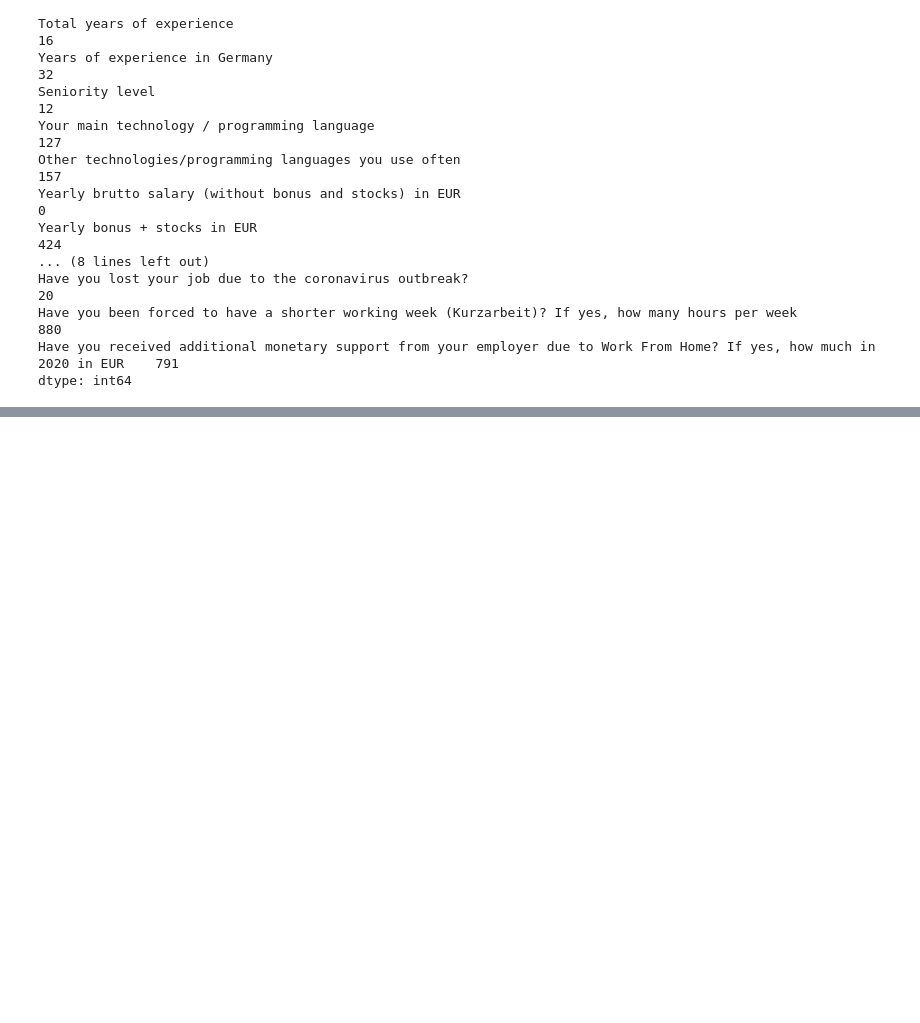
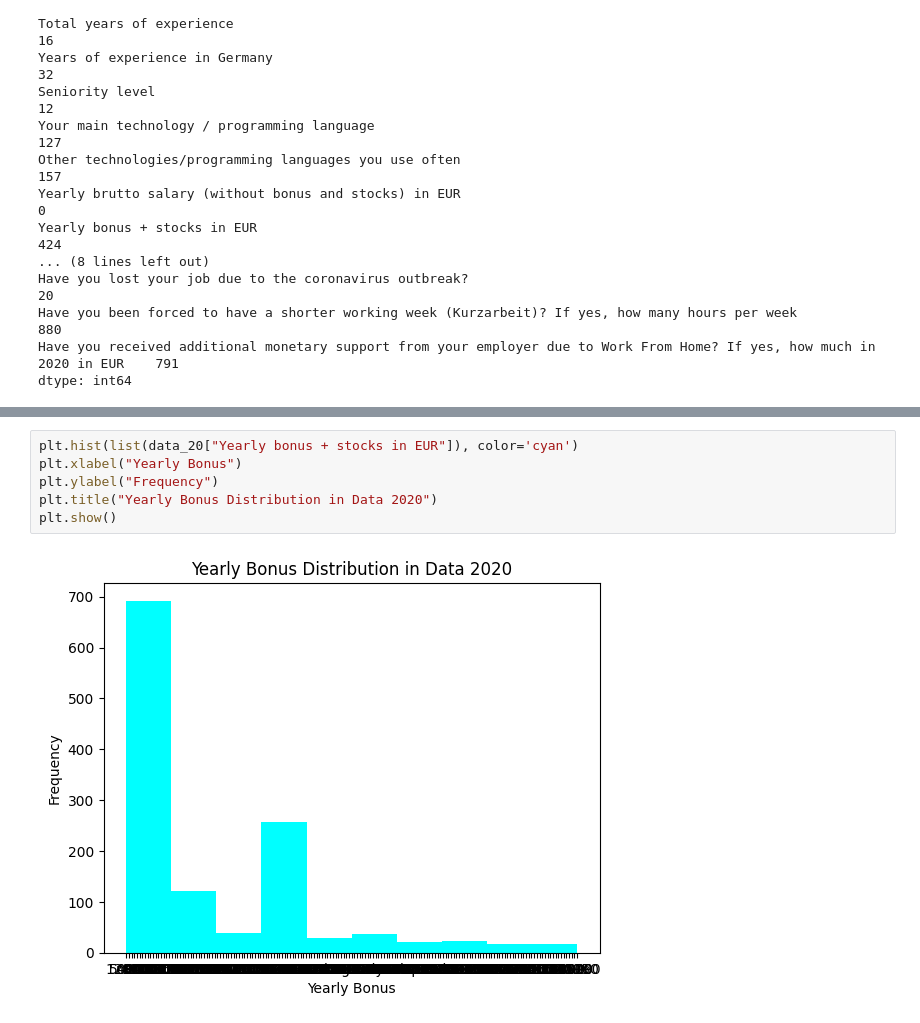
Before and after one commit to Bugi-Sulistiyo/Gigih_Mid-Term, a Jupyter notebook: Script/EDA_preparation.ipynb, the cells around one changed output, grey strips where cells are left out. Saved outputs shown, nothing was run; the diff lists cells and outputs as text; blank space fills up the shorter version.

```diff
--- a/Script/EDA_preparation.ipynb
+++ b/Script/EDA_preparation.ipynb
@@ -297,0 +329,8 @@ dtype: int64
+# %%
+plt.hist(list(data_20["Yearly bonus + stocks in EUR"]), color='cyan')
+plt.xlabel("Yearly Bonus")
+plt.ylabel("Frequency")
+plt.title("Yearly Bonus Distribution in Data 2020")
+plt.show()
+# %% [output]
+[figure, added]
```
Also changed, not shown: parts of 19 cells of this notebook.
